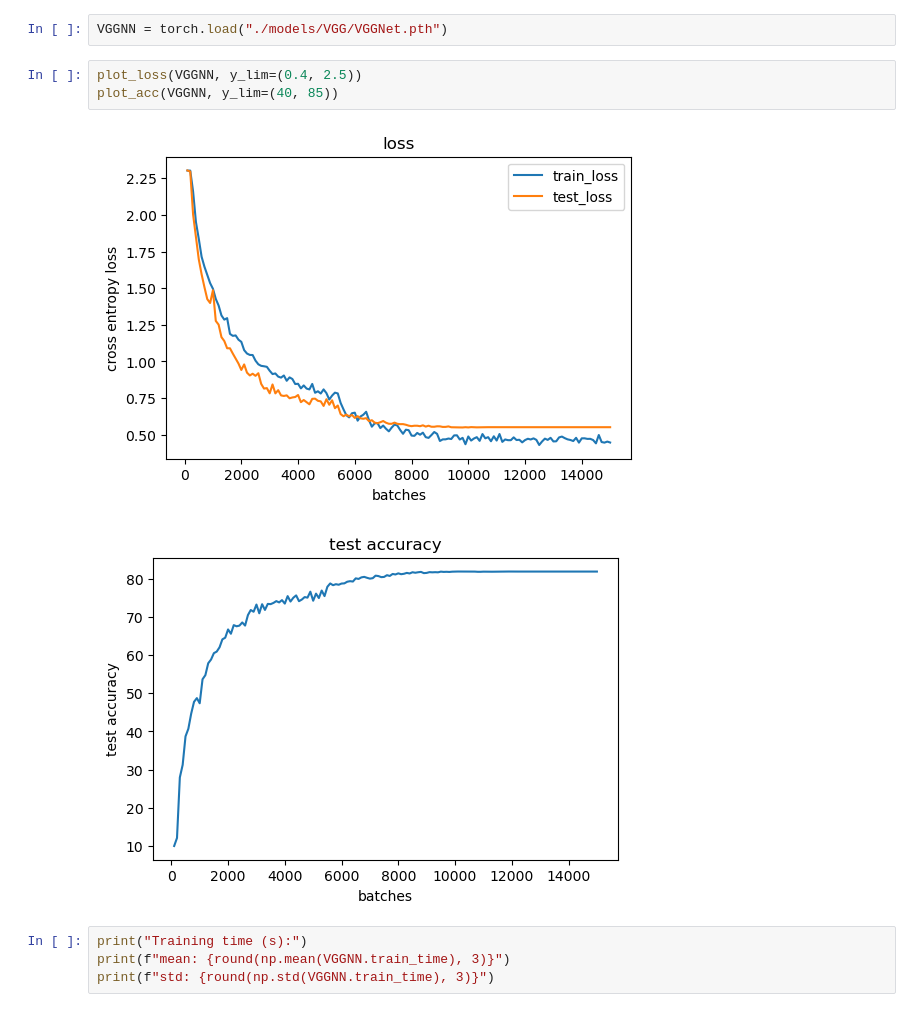
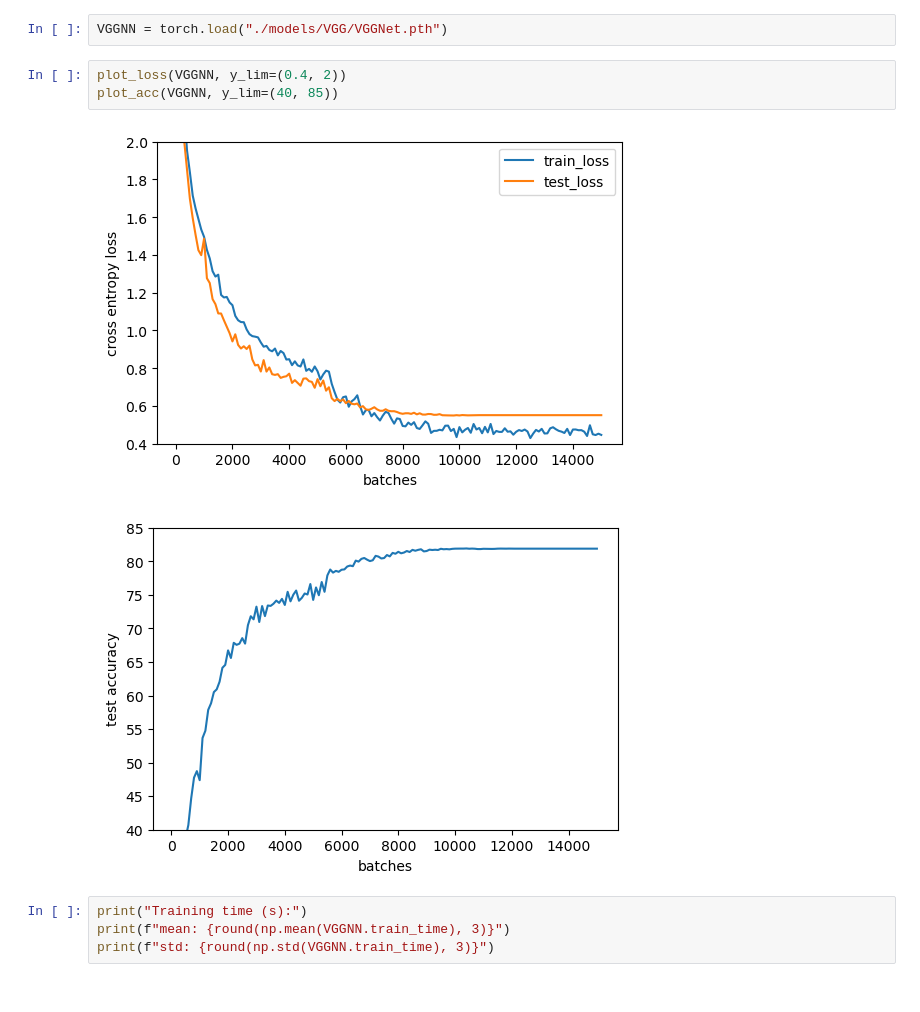
Before and after one commit to HeiseMax/ActiveShiftLayer, a Jupyter notebook: VGG.ipynb, the cells around one changed output. Saved outputs shown, nothing was run; the diff lists cells and outputs as text.

```diff
--- a/VGG.ipynb
+++ b/VGG.ipynb
@@ -108,11 +108,11 @@ torch.save(VGGNN, "./models/VGG/VGGNet.pth")
 # %%
 VGGNN = torch.load("./models/VGG/VGGNet.pth")
 # %%
-plot_loss(VGGNN, y_lim=(0.4, 2.5))
+plot_loss(VGGNN, y_lim=(0.4, 2))
 plot_acc(VGGNN, y_lim=(40, 85))
 # %% [output]
-[figure, old version]
+[figure, new version]
-[figure, old version]
+[figure, new version]
 # %%
 print("Training time (s):")
 print(f"mean: {round(np.mean(VGGNN.train_time), 3)}")
```
Also changed, not shown: parts of 6 cells of this notebook, 10 other files.
